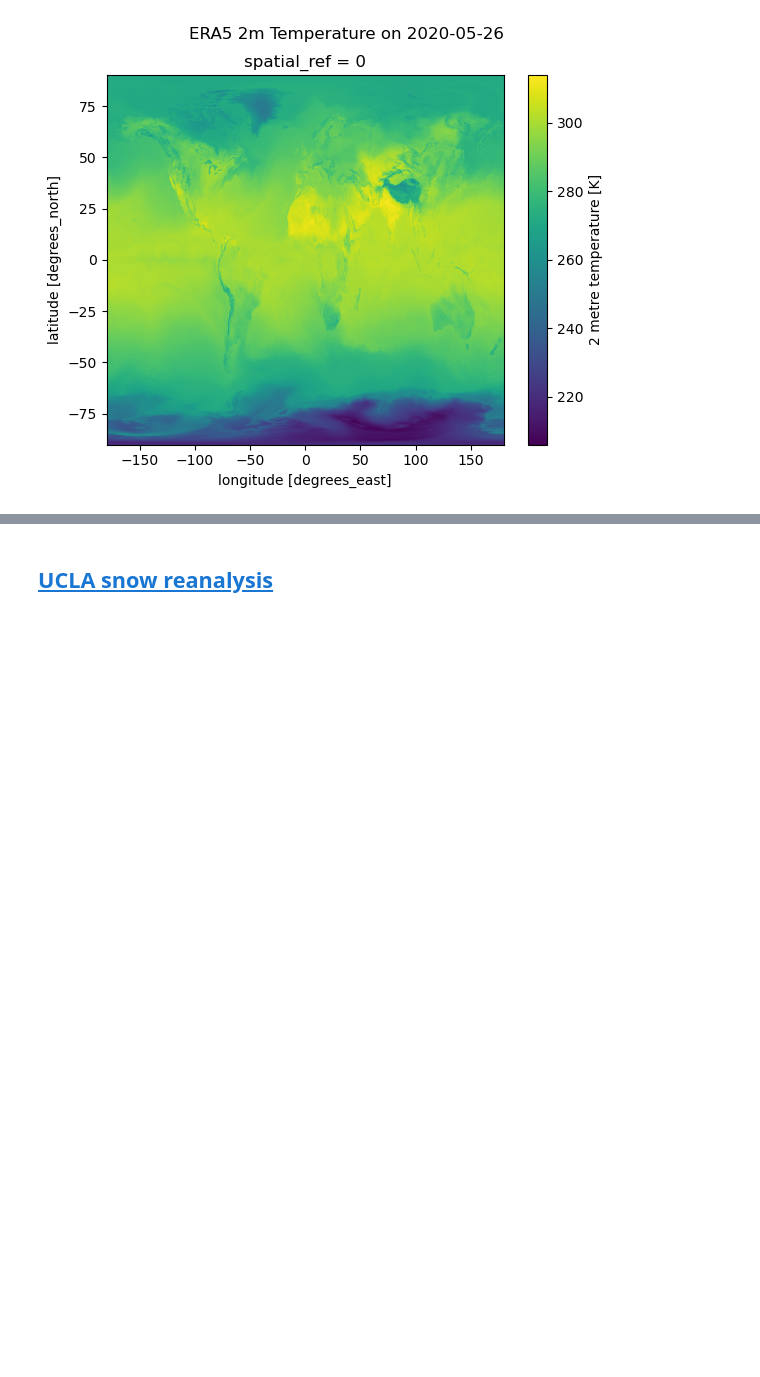
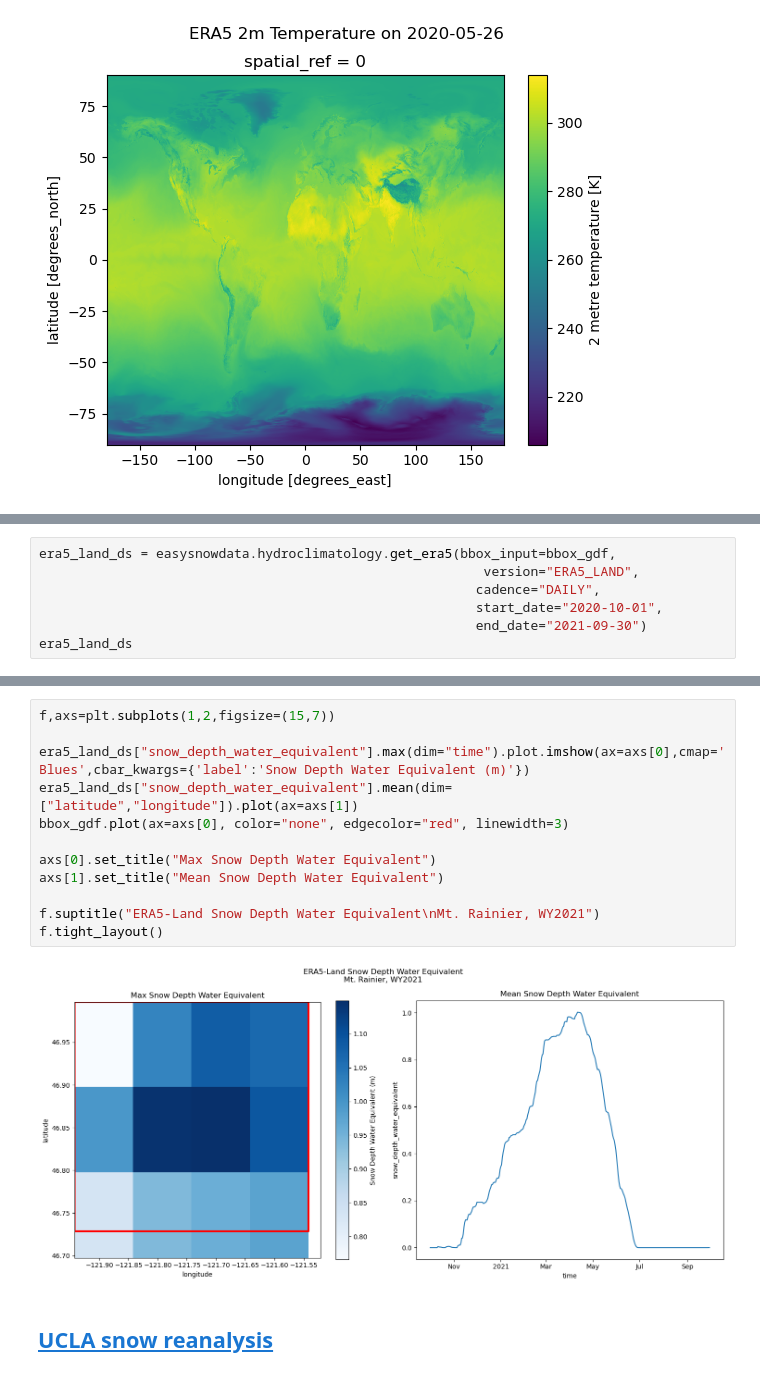
Before and after one commit to egagli/easysnowdata, a Jupyter notebook: docs/examples/hydroclimatology_examples.ipynb, the cells around one changed output, grey strips where cells are left out. Drawn from its saved outputs; the diff is of its cells as text; blank space fills up the shorter version.

```diff
--- a/docs/examples/hydroclimatology_examples.ipynb
+++ b/docs/examples/hydroclimatology_examples.ipynb
@@ -188,0 +182,7 @@ bbox_gdf.plot(ax=ax, color="none", edgecolor="red", linewidth=3)
+# %%
+era5_land_ds = easysnowdata.hydroclimatology.get_era5(bbox_input=bbox_gdf,
+                                                         version="ERA5_LAND",
+                                                        cadence="DAILY",
+                                                        start_date="2020-10-01",
+                                                        end_date="2021-09-30")
+era5_land_ds
@@ -189,3 +207,17 @@ bbox_gdf.plot(ax=ax, color="none", edgecolor="red", linewidth=3)
+# %%
+f,axs=plt.subplots(1,2,figsize=(15,7))
+
+era5_land_ds["snow_depth_water_equivalent"].max(dim="time").plot.imshow(ax=axs[0],cmap='Blues',cbar_kwargs={'label':'Snow Depth Water Equivalent (m)'})
+era5_land_ds["snow_depth_water_equivalent"].mean(dim=["latitude","longitude"]).plot(ax=axs[1])
+bbox_gdf.plot(ax=axs[0], color="none", edgecolor="red", linewidth=3)
+
+axs[0].set_title("Max Snow Depth Water Equivalent")
+axs[1].set_title("Mean Snow Depth Water Equivalent")
+
+f.suptitle("ERA5-Land Snow Depth Water Equivalent\nMt. Rainier, WY2021")
+f.tight_layout()
+# %% [output]
+[figure, added]
 # %% [markdown]
 ## [UCLA snow reanalysis](https://nsidc.org/data/wus_ucla_sr/versions/1)
 # %%
```
Also changed, not shown: parts of 8 cells of this notebook, 1 other file.
